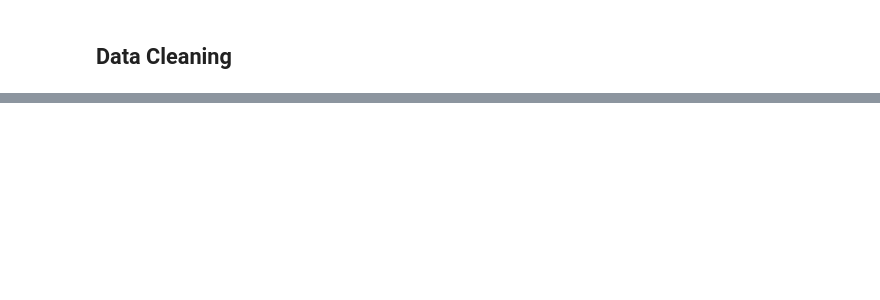
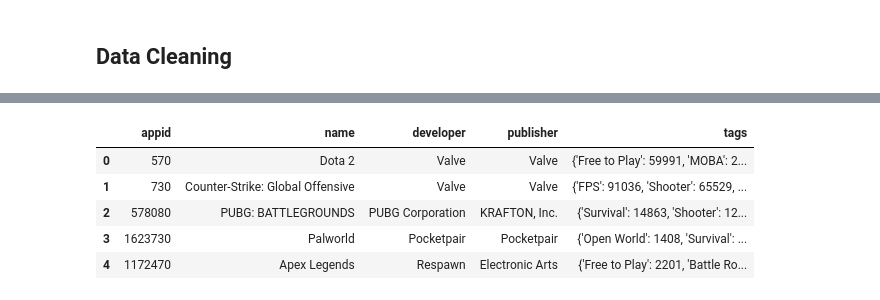
Before and after one commit to youssefevan/itcs-5154, a Jupyter notebook: project/project.ipynb, the cells around one changed output, grey strips where cells are left out. Drawn from its saved outputs; the diff is of its cells as text; code cells hidden in the pictures; blank space fills up the shorter version.

Commit message:
New data collection

```diff
--- a/project/project.ipynb
+++ b/project/project.ipynb
@@ -65,0 +39,10 @@ App IDs collected: 239945
+# %%
+import requests
+import json
+
+url = 'https://steamspy.com/api.php?request=all'
+response = requests.get(url)
+app_data= response.json()
+app_ids = list(app_data.keys())
+
+print(len(app_ids))
@@ -164 +92,15 @@ df_clean.head()
+# %%
+import pandas as pd
+
+df = pd.DataFrame(app_data.values())
+df = pd.concat([df[['appid', 'name', 'developer', 'publisher', 'tags']]], axis=1)
+
+df.head()
+# %% [output]
+|  | appid | name | developer | publisher | tags |
+| 0 | 570 | Dota 2 | Valve | Valve | {'Free to Play': 59991, 'MOBA': 2... |
+| 1 | 730 | Counter-Strike: Global Offensive | Valve | Valve | {'FPS': 91036, 'Shooter': 65529, ... |
+| 2 | 578080 | PUBG: BATTLEGROUNDS | PUBG Corporation | KRAFTON, Inc. | {'Survival': 14863, 'Shooter': 12... |
+| 3 | 1623730 | Palworld | Pocketpair | Pocketpair | {'Open World': 1408, 'Survival': ... |
+| 4 | 1172470 | Apex Legends | Respawn | Electronic Arts | {'Free to Play': 2201, 'Battle Ro... |
 # %%
```
Also changed, not shown: parts of 9 cells of this notebook, 1 other file.
